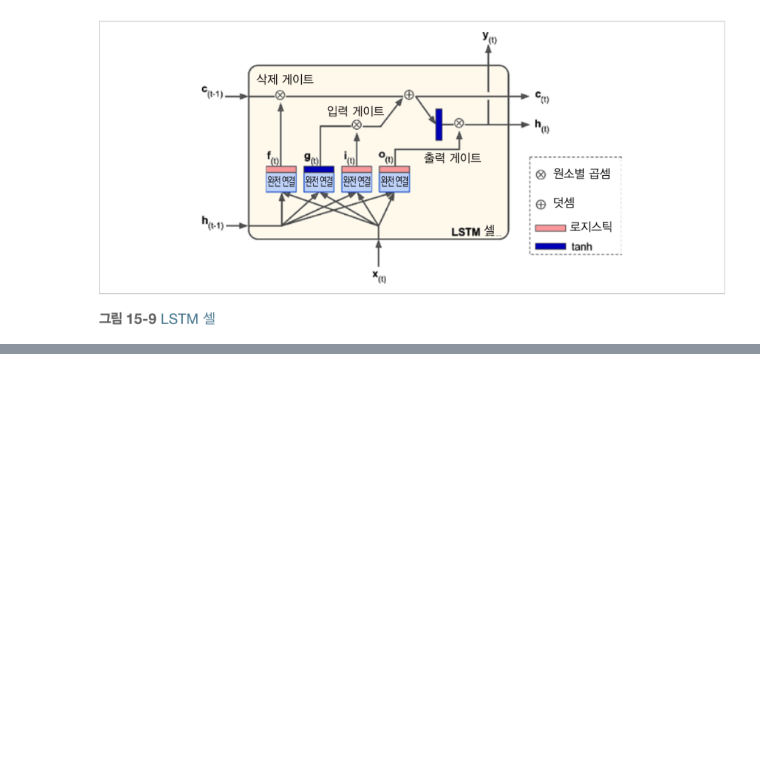
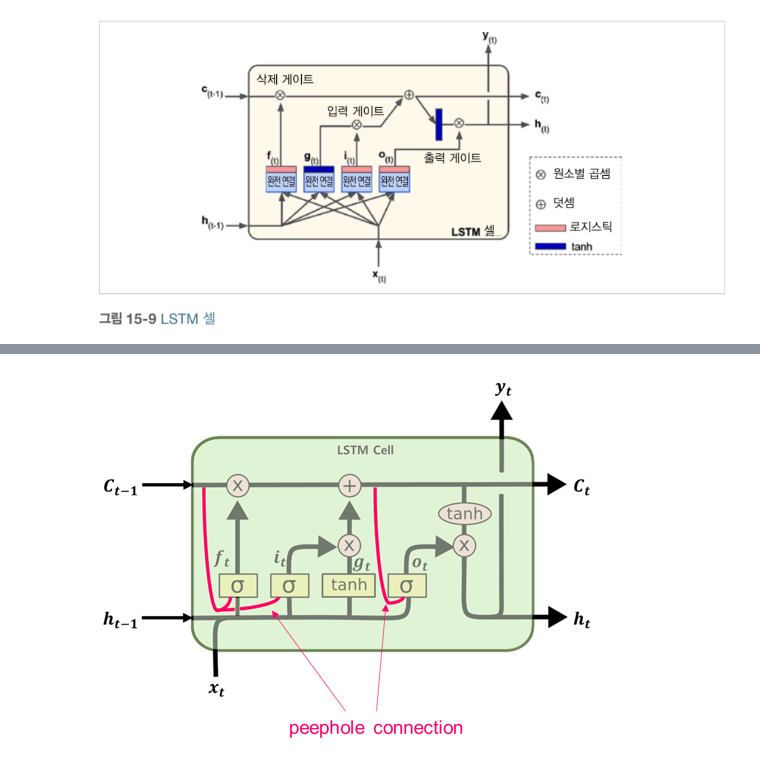
Before and after one commit to Kwan-Gu/data_science, a Jupyter notebook: ML/HandsOn/15/15_4_긴시퀀스다루기.ipynb, the cells around one changed output, grey strips where cells are left out. Drawn from its saved outputs; the diff is of its cells as text; code cells hidden in the pictures; blank space fills up the shorter version.

```diff
--- a/ML/HandsOn/15/15_4_긴시퀀스다루기.ipynb
+++ b/ML/HandsOn/15/15_4_긴시퀀스다루기.ipynb
@@ -130,0 +147,6 @@ Image('./lstm_cell.png')
+# %%
+from IPython.display import Image
+
+Image('./peephole_connection.png')
+# %% [output]
+[figure, added]
```
Also changed, not shown: parts of 5 cells of this notebook, 2 other files.
